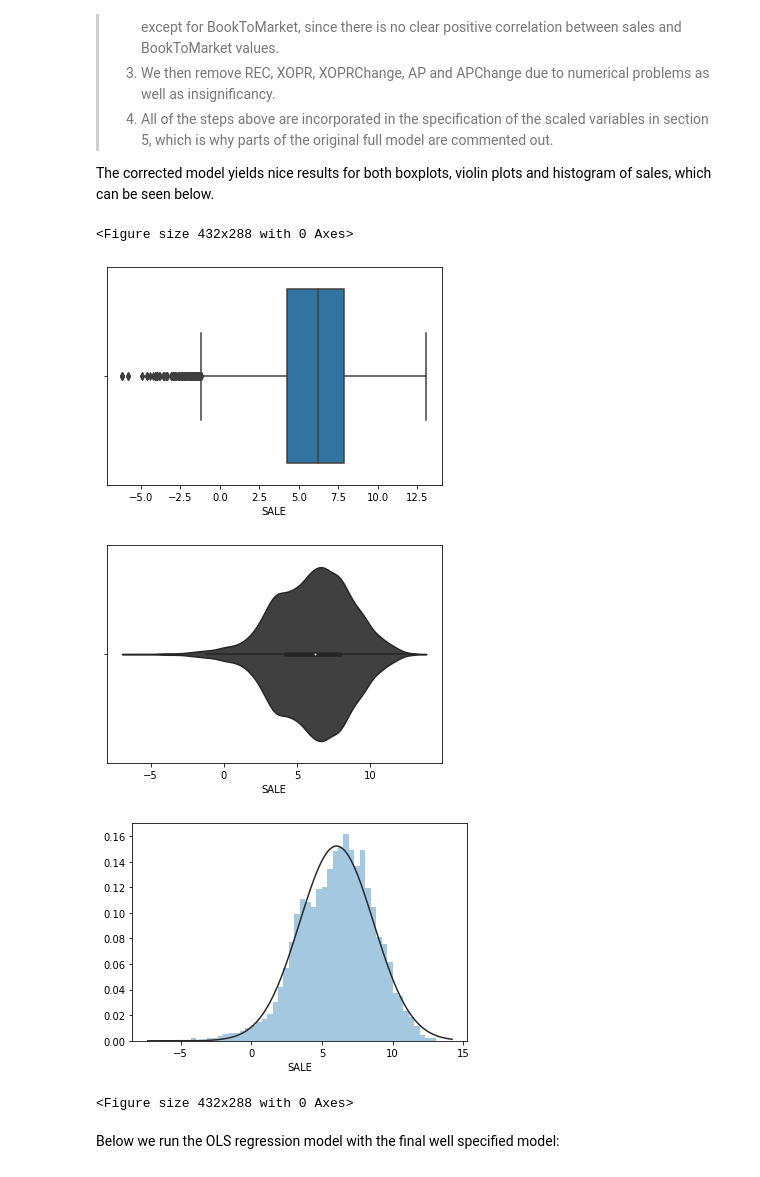
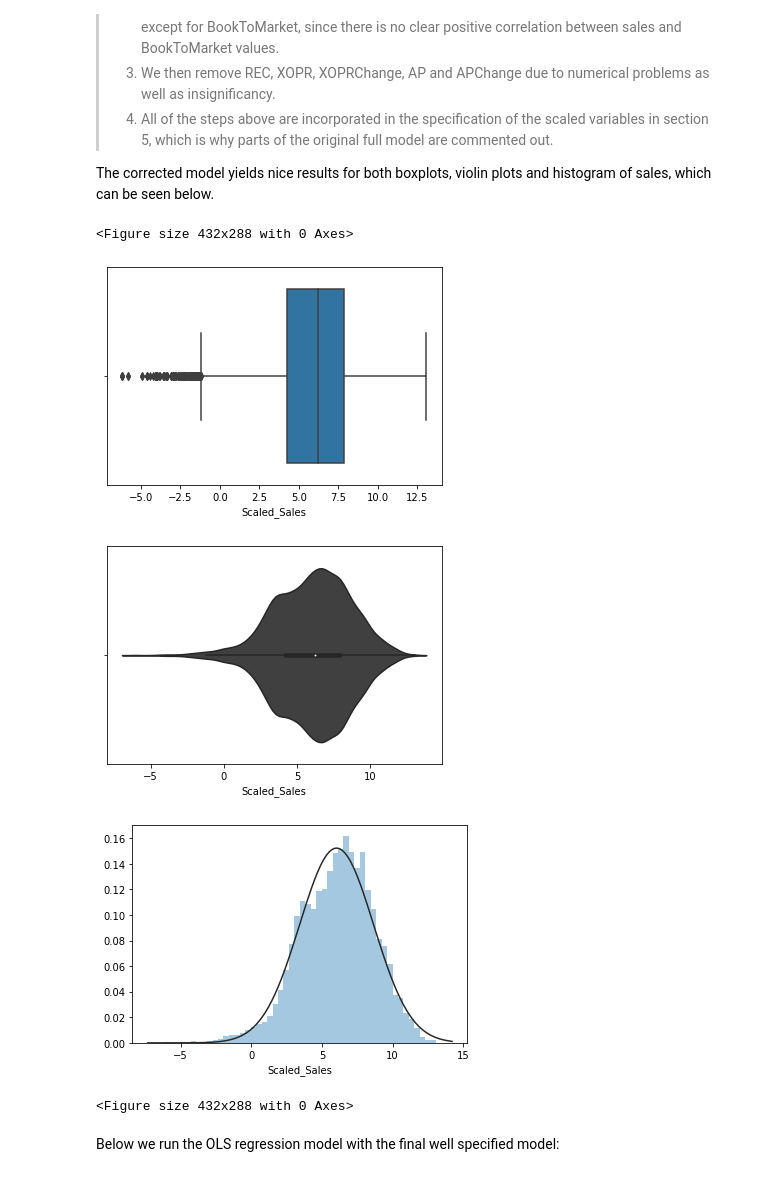
Before and after one commit to NumEconCopenhagen/projects-2020-ku-analytica, a Jupyter notebook: dataproject/dataproject.ipynb, the cells around one changed output. Cells and saved outputs as stored; diff of their text form; code cells hidden in the pictures.

```diff
--- a/dataproject/dataproject.ipynb
+++ b/dataproject/dataproject.ipynb
@@ -41,3 +42,6 @@ financials = pd.read_csv("/Users/williamdybdahl/Documents/Polit/Cand_3/Programmi
+# %%
+data_url = 'https://raw.githubusercontent.com/NumEconCopenhagen/projects-2020-ku-analytica/master/dataproject/Financials.csv'
+financials = pd.read_csv(data_url)
 # %% [markdown]
 Print 20 first rows to get overview of data structure
 # %%
@@ -363,19 +367,19 @@ We start by running the full model without any commenting out in the scaled vari
 
 The corrected model yields nice results for both boxplots, violin plots and histogram of sales, which can be seen below.
 # %%
-sns.boxplot(x=financials.SALE)
+sns.boxplot(x=financials.Scaled_Sales)
 plt.figure()
 
-sns.violinplot(x=financials.SALE, color="0.25")
+sns.violinplot(x=financials.Scaled_Sales, color="0.25")
 plt.figure()
 
-sns.distplot(financials.SALE, kde=False, fit=stats.norm)
+sns.distplot(financials.Scaled_Sales, kde=False, fit=stats.norm)
 plt.figure()
 # %% [output]
 <Figure size 432x288 with 0 Axes>
-[figure, old version]
+[figure, new version]
-[figure, old version]
+[figure, new version]
-[figure, old version]
+[figure, new version]
 <Figure size 432x288 with 0 Axes>
 # %% [markdown]
 Below we run the OLS regression model with the final well specified model:
```
Also changed, not shown: parts of 10 cells of this notebook, 6 other files.
